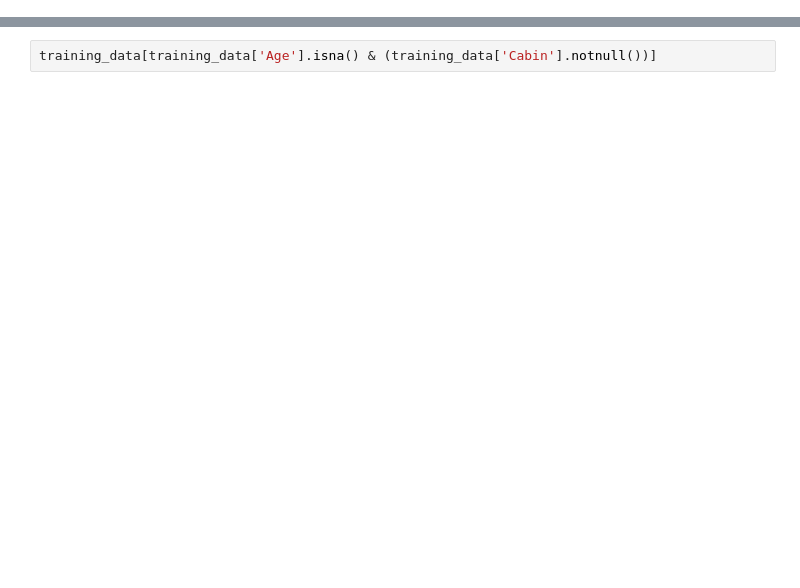
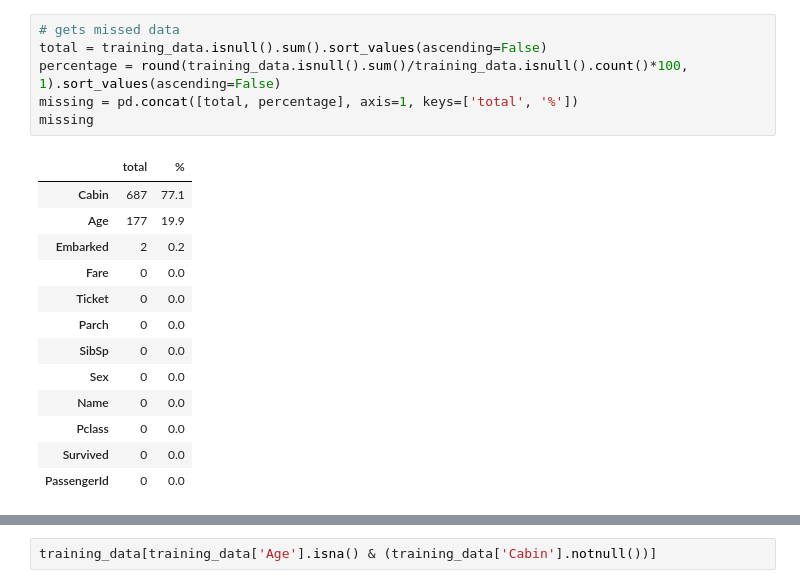
Before and after one commit to abobreshov/kaggle_titanic, a Jupyter notebook: notebook/dataInvestigation.ipynb, the cells around one changed output, grey strips where cells are left out. Cells and saved outputs as stored; diff of their text form; blank space fills up the shorter version.

```diff
--- a/notebook/dataInvestigation.ipynb
+++ b/notebook/dataInvestigation.ipynb
@@ -13,0 +59,20 @@ training_data.head()
+# %%
+# gets missed data
+total = training_data.isnull().sum().sort_values(ascending=False)
+percentage = round(training_data.isnull().sum()/training_data.isnull().count()*100, 1).sort_values(ascending=False)
+missing = pd.concat([total, percentage], axis=1, keys=['total', '%'])
+missing
+# %% [output]
+|  | total | % |
+| Cabin | 687 | 77.1 |
+| Age | 177 | 19.9 |
+| Embarked | 2 | 0.2 |
+| Fare | 0 | 0.0 |
+| Ticket | 0 | 0.0 |
+| Parch | 0 | 0.0 |
+| SibSp | 0 | 0.0 |
+| Sex | 0 | 0.0 |
+| Name | 0 | 0.0 |
+| Pclass | 0 | 0.0 |
+| Survived | 0 | 0.0 |
+| PassengerId | 0 | 0.0 |
```
Also changed, not shown: parts of 22 cells of this notebook, 1 other file.
